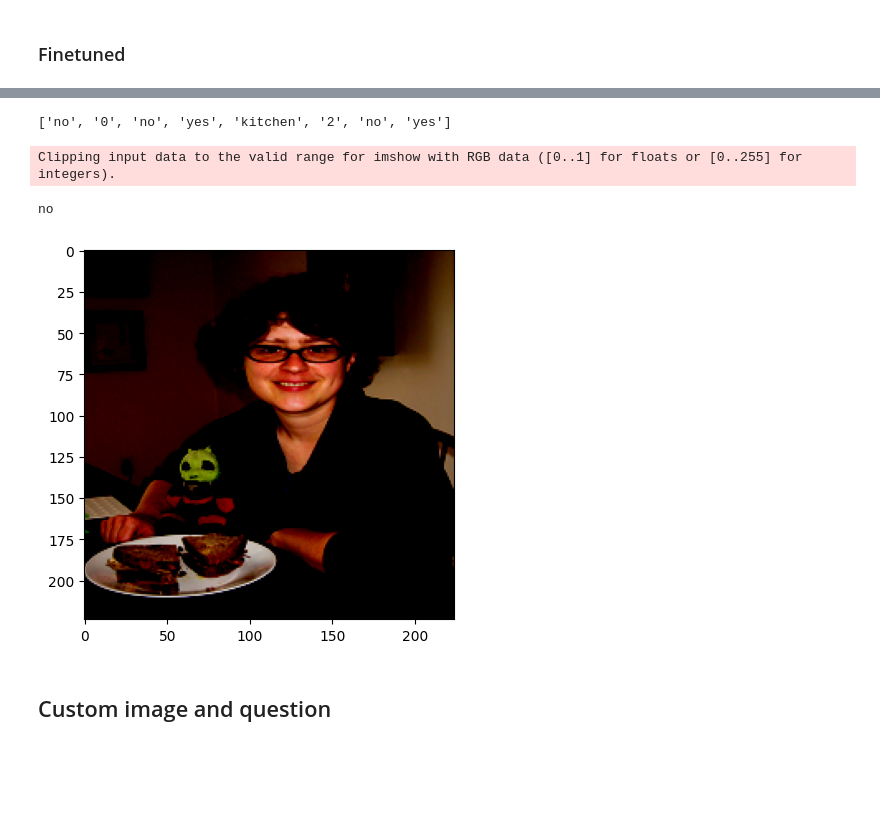
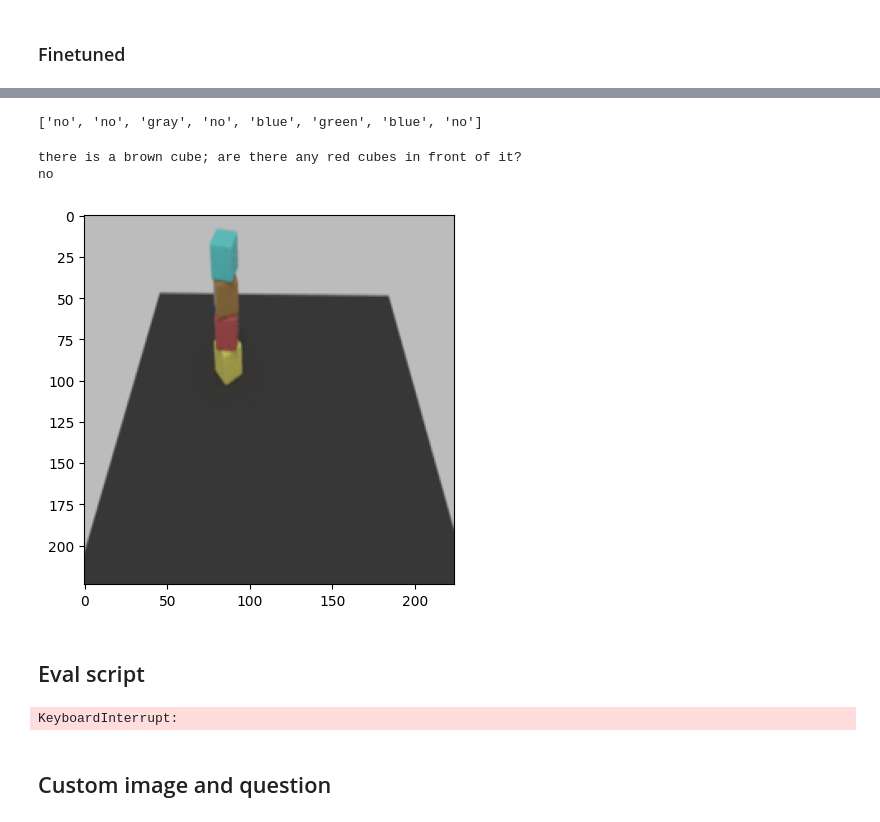
Before and after one commit to sohananisetty/OFA_VQA, a Jupyter notebook: ofa_vqa.ipynb, the cells around one changed output, grey strips where cells are left out. Saved outputs shown, nothing was run; the diff lists cells and outputs as text; code cells hidden in the pictures; blank space fills up the shorter version.

```diff
--- a/ofa_vqa.ipynb
+++ b/ofa_vqa.ipynb
@@ -69,8 +69,8 @@ import transformers
 # %% [markdown]
 ## Convert pt to pretrained bin
 # %%
-pretrained ='/coc/scratch/sanisetty3/DLM/OFA-tiny'
-fine_tuned ="/srv/scratch/sanisetty3/DLM/OFA_VQA/checkpoints/results/ofa_vqa.22500.pt"
+pretrained ='/coc/scratch/sanisetty3/DLM/OFA-base-vqa/'
+fine_tuned ="/srv/scratch/sanisetty3/DLM/OFA_VQA/checkpoints/base_vqa/ofa_vqa.14500.pt"
 # %%
 kwargs = DistributedDataParallelKwargs(find_unused_parameters = True)
 accelerator = Accelerator(kwargs_handlers = [kwargs])
@@ -138,7 +216,8 @@ Clipping input data to the valid range for imshow with RGB data ([0..1] for floa
 # %% [markdown]
 ## Test Stack
 # %%
-pretrained ='/coc/scratch/sanisetty3/DLM/ofa-vqa-tiny'
+pretrained ='/coc/scratch/sanisetty3/DLM/OFA-base-vqa/'
+finetuned = '/coc/scratch/sanisetty3/DLM/ofa-base-vqa/'
 # %%
 tokenizer_p = OFATokenizer.from_pretrained(pretrained)
 model_p = OFAModelForVQA.from_pretrained(pretrained, use_cache=False)
@@ -147,4 +226,6 @@ model_p = OFAModelForVQA.from_pretrained(pretrained, use_cache=False)
 <super: <class 'OFATokenizer'>, <OFATokenizer object>>
+# %%
+model_f = OFAModelForVQA.from_pretrained(finetuned, use_cache=False)
 # %%
 mean, std = [0.5, 0.5, 0.5], [0.5, 0.5, 0.5]
 resolution = 480
@@ -218 +278,4 @@ tokenizer_p.batch_decode(gen, skip_special_tokens=True)
+# %%
+indx = 2
+img = batch["patch_images"][indx].permute(1,2,0).cpu().numpy()*[0.5, 0.5, 0.5]+ [0.5, 0.5, 0.5]
 # %%
@@ -229,11 +301,14 @@ gen_fin = model_f.generate(batch["input_ids"], patch_images=batch["patch_images"
 # %%
 tokenizer_p.batch_decode(gen_fin, skip_special_tokens=True)
 # %% [output]
-['no', '0', 'no', 'yes', 'kitchen', '2', 'no', 'yes']
+['no', 'no', 'gray', 'no', 'blue', 'green', 'blue', 'no']
 # %%
-plt.imshow(batch["patch_images"][indx].permute(1,2,0).cpu().numpy())
+plt.imshow(img)
+print(tokenizer_p.batch_decode(batch["input_ids"], skip_special_tokens=True)[indx].strip())
 print(tokenizer_p.batch_decode(gen_fin, skip_special_tokens=True)[indx].strip())
 # %% [output]
-Clipping input data to the valid range for imshow with RGB data ([0..1] for floats or [0..255] for integers).
+there is a brown cube; are there any red cubes in front of it?
+no
-no
-[figure, old version]
+[figure, new version]
+# %% [markdown]
+## Eval script
@@ -239,0 +323,18 @@ no
+# %%
+from tqdm import tqdm
+targets = None
+pred = None
+for batch in tqdm(stack_dl):
+    try:
+        targets = np.vstack([targets , batch["target"]])
+    except:
+        targets = batch["target"]
+
+    gen_fin = model_f.generate(batch["input_ids"], patch_images=batch["patch_images"], num_beams=5, no_repeat_ngram_size=3)
+
+    try:
+        pred = np.vstack([pred , gen_fin])
+    except:
+        pred = gen_fin
+# %% [output]
+KeyboardInterrupt:
```
Also changed, not shown: parts of 39 cells of this notebook, 12 other files.
